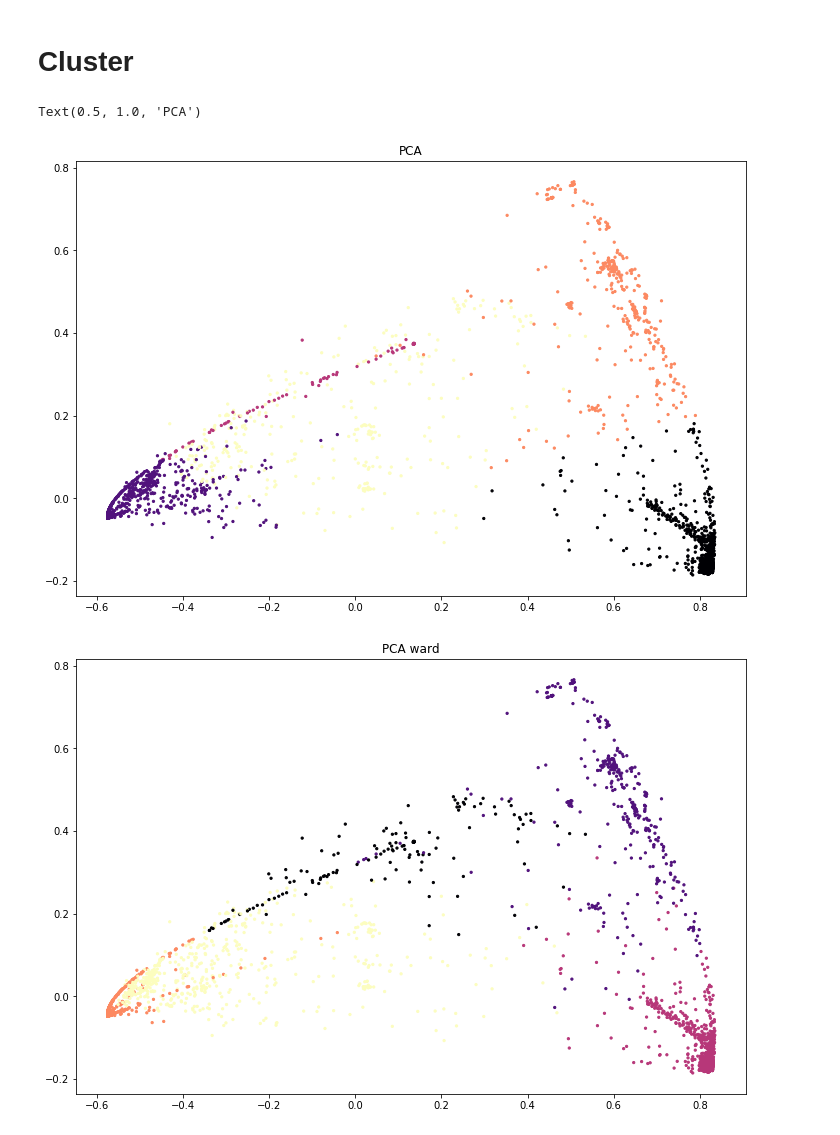
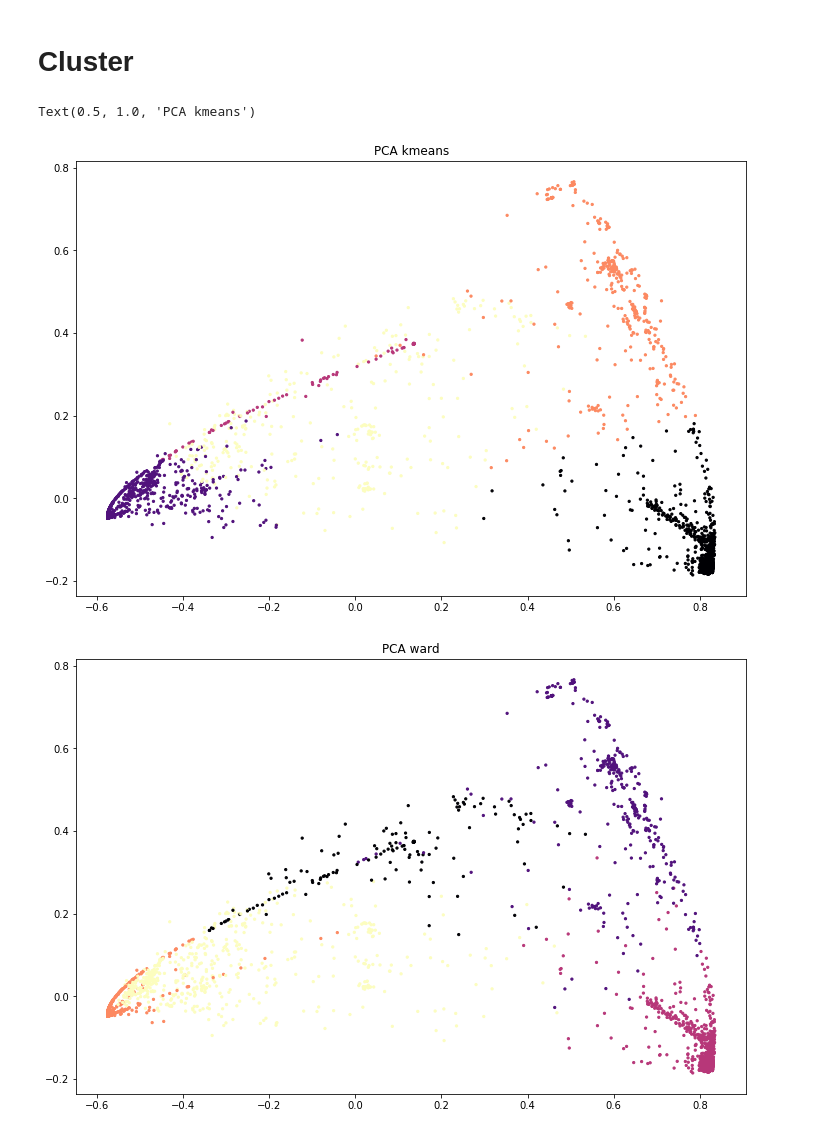
Before and after one commit to jason71319jason/ML_Networking, a Jupyter notebook: lab2/cluster traffic flow.ipynb, the cells around one changed output. Drawn from its saved outputs; the diff is of its cells as text; code cells hidden in the pictures.

```diff
--- a/lab2/cluster traffic flow.ipynb
+++ b/lab2/cluster traffic flow.ipynb
@@ -6,7 +6,7 @@ import pandas as pd
 import matplotlib.pyplot as plt
 # %%
 train_file = "Dataset-Unicauca-Version2-87Atts.csv"
-header_file = "header.csv"
+header_file = "ori_header.csv"
 
 names = None
 with open(header_file, 'r') as f:
@@ -150,12 +192,12 @@ kmeans = KMeans(n_clusters=5, random_state=10).fit(train_data_norm)
 # %%
 pca = PCA(n_components=2)
 res = pca.fit_transform(train_data_norm)
 plt.figure(figsize=(12,8))
 plt.scatter(res[:,0], res[:,1], c=kmeans.labels_, s=5, cmap='magma')
-plt.title('PCA')
+plt.title('PCA kmeans')
 # %% [output]
-Text(0.5, 1.0, 'PCA')
+Text(0.5, 1.0, 'PCA kmeans')
-[figure, old version]
+[figure, new version]
 # %%
 for linkage in ('ward', 'average', 'complete', 'single'):
     clustering = AgglomerativeClustering(linkage=linkage, n_clusters=5).fit(train_data_norm)
```
Also changed, not shown: parts of 14 cells of this notebook.
